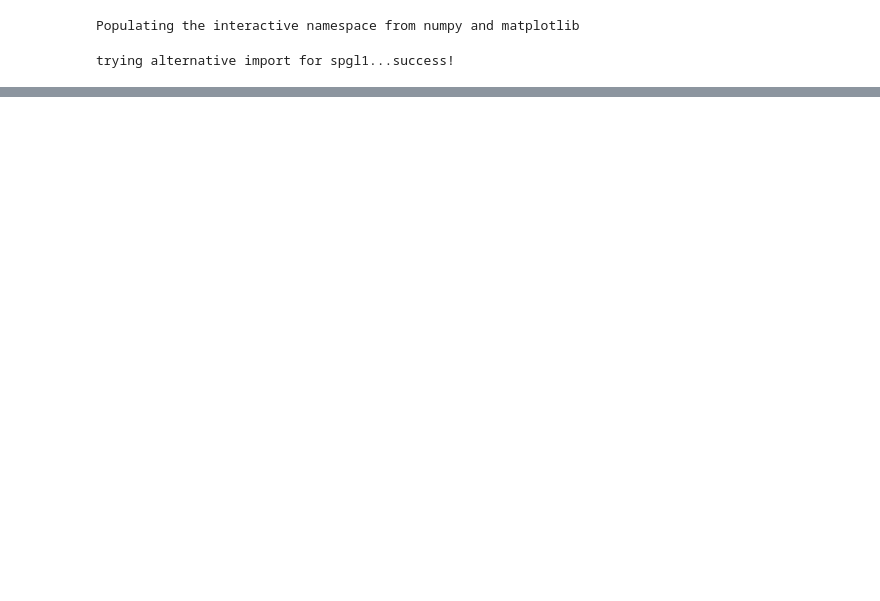
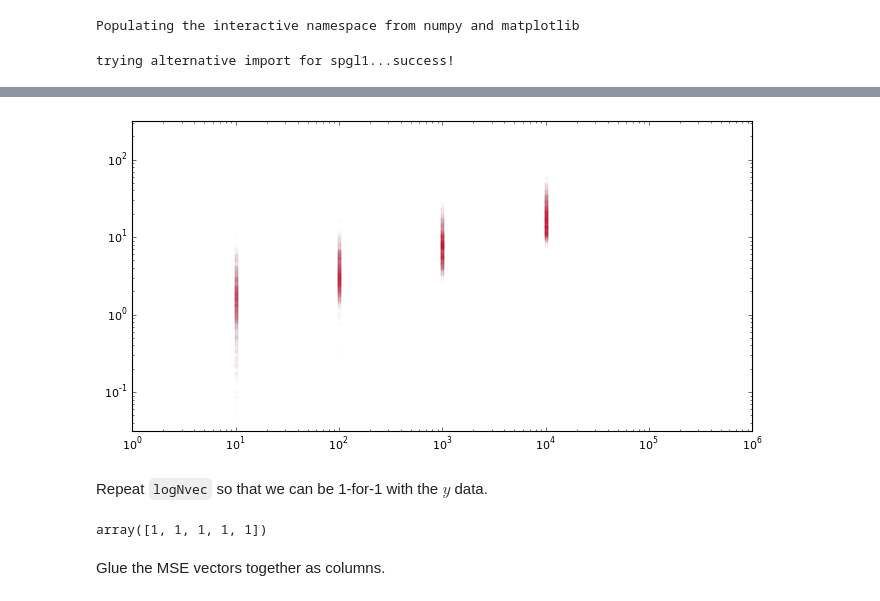
Before and after one commit to asberk/empirical-lasso-mse, a Jupyter notebook: python/Order statistics and BPPD Statistics.ipynb, the cells around one changed output, grey strips where cells are left out. Drawn from its saved outputs; the diff is of its cells as text; code cells hidden in the pictures; blank space fills up the shorter version.

```diff
--- a/python/Order statistics and BPPD Statistics.ipynb
+++ b/python/Order statistics and BPPD Statistics.ipynb
@@ -89,0 +149,11 @@ plt.legend(handles=[p1,p2,p3])
+# %%
+plt.figure(figsize=(10,5));
+for k,v in mse_Tc.items():
+    plt.plot([k for _ in range(len(v))], v, '.', color=(.8,0,.2,.01));
+
+plt.xscale('log');
+plt.yscale('log');
+plt.xlim(xmin=10**0, xmax=10**6);
+plt.ylim(ymin=10**-1.5, ymax=10**2.5);
+# %% [output]
+[figure, added]
@@ -89,0 +176,9 @@ plt.legend(handles=[p1,p2,p3])
+# %% [markdown]
+Repeat `logNvec` so that we can be 1-for-1 with the $y$ data.
+# %%
+logNtrain = logNvec.repeat((1000))
+logNtrain[:5]
+# %% [output]
+array([1, 1, 1, 1, 1])
+# %% [markdown]
+Glue the MSE vectors together as columns.
```
Also changed, not shown: parts of 96 cells of this notebook, 4 other files.
